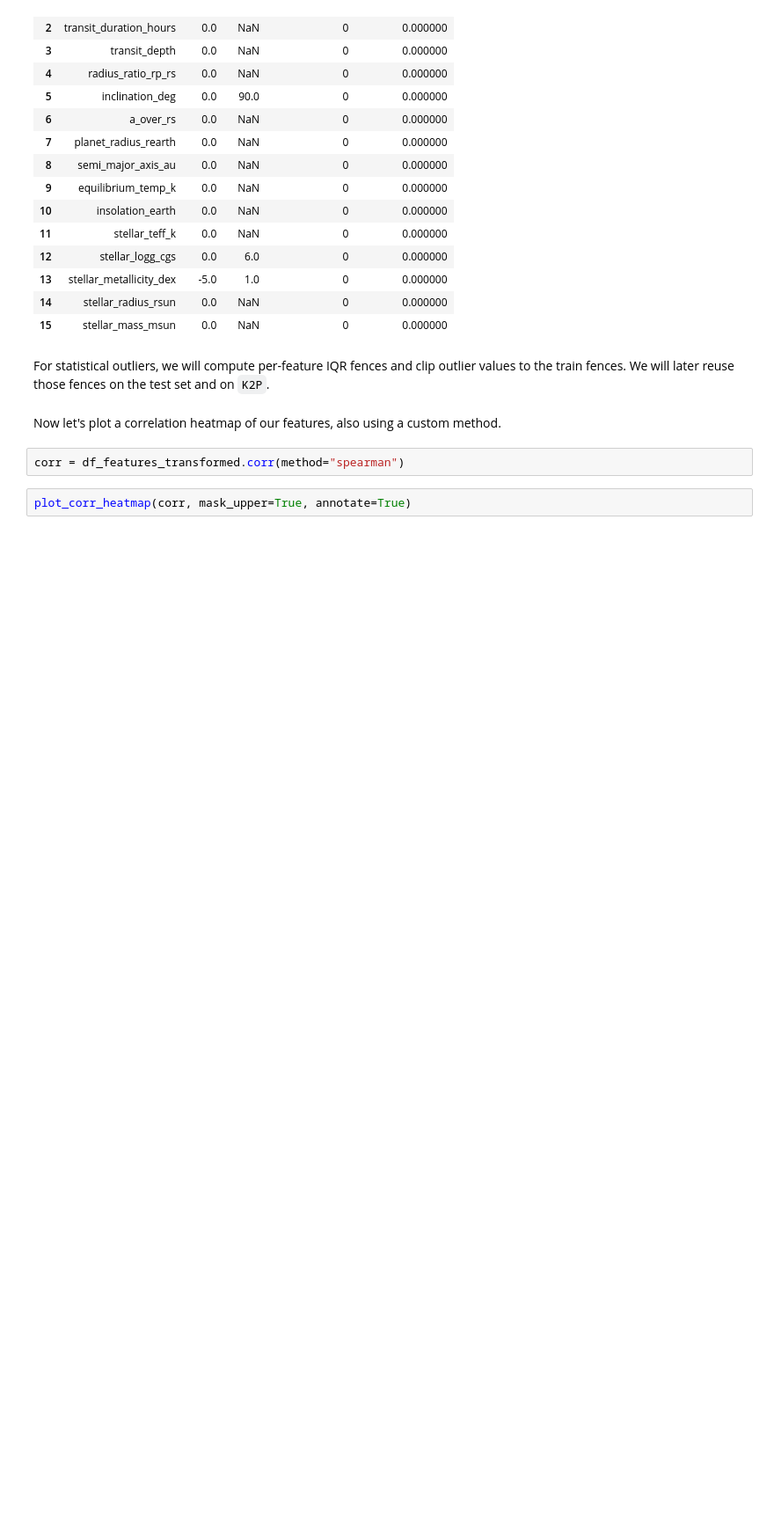
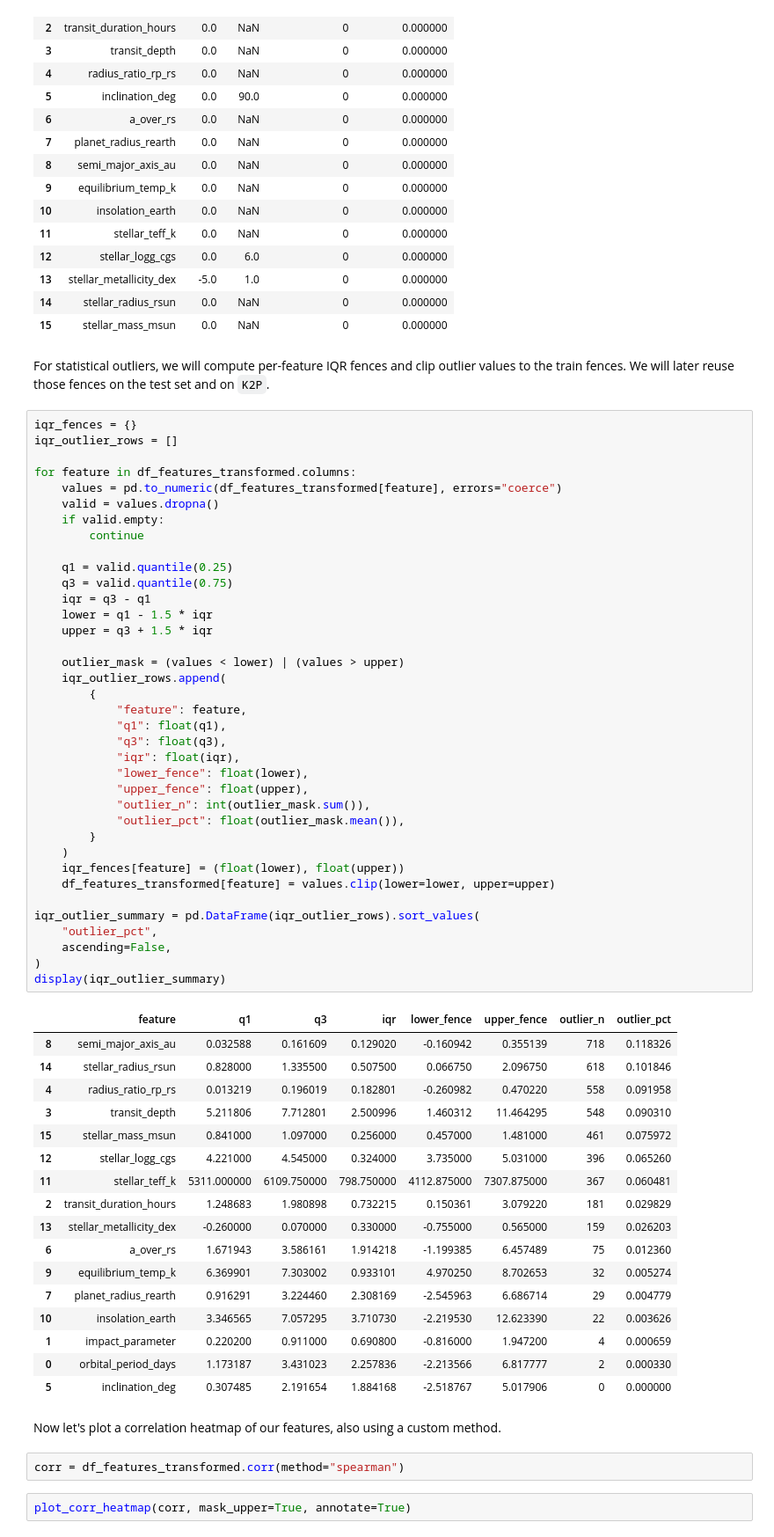
Before and after one commit to JanMatusiak/exoplanet-detection, a Jupyter notebook: notebooks/02_feature_selection_and_preprocessing.ipynb, the cells around one changed output. Shown at 88% size. Cells and saved outputs as stored; diff of their text form; blank space fills up the shorter version.

Commit message:
Clip statistical outliers on a train set using IQR fences

```diff
--- a/notebooks/02_feature_selection_and_preprocessing.ipynb
+++ b/notebooks/02_feature_selection_and_preprocessing.ipynb
@@ -145,6 +145,61 @@ display(physical_outlier_summary)
 | 15 | stellar_mass_msun | 0.0 | NaN | 0 | 0.000000 |
 # %% [markdown]
 For statistical outliers, we will compute per-feature IQR fences and clip outlier values to the train fences. We will later reuse those fences on the test set and on `K2P`.
+# %%
+iqr_fences = {}
+iqr_outlier_rows = []
+
+for feature in df_features_transformed.columns:
+    values = pd.to_numeric(df_features_transformed[feature], errors="coerce")
+    valid = values.dropna()
+    if valid.empty:
+        continue
+
+    q1 = valid.quantile(0.25)
+    q3 = valid.quantile(0.75)
+    iqr = q3 - q1
+    lower = q1 - 1.5 * iqr
+    upper = q3 + 1.5 * iqr
+
+    outlier_mask = (values < lower) | (values > upper)
+    iqr_outlier_rows.append(
+        {
+            "feature": feature,
+            "q1": float(q1),
+            "q3": float(q3),
+            "iqr": float(iqr),
+            "lower_fence": float(lower),
+            "upper_fence": float(upper),
+            "outlier_n": int(outlier_mask.sum()),
+            "outlier_pct": float(outlier_mask.mean()),
+        }
+    )
+    iqr_fences[feature] = (float(lower), float(upper))
+    df_features_transformed[feature] = values.clip(lower=lower, upper=upper)
+
+iqr_outlier_summary = pd.DataFrame(iqr_outlier_rows).sort_values(
+    "outlier_pct",
+    ascending=False,
+)
+display(iqr_outlier_summary)
+# %% [output]
+|  | feature | q1 | q3 | iqr | lower_fence | upper_fence | outlier_n | outlier_pct |
+| 8 | semi_major_axis_au | 0.032588 | 0.161609 | 0.129020 | -0.160942 | 0.355139 | 718 | 0.118326 |
+| 14 | stellar_radius_rsun | 0.828000 | 1.335500 | 0.507500 | 0.066750 | 2.096750 | 618 | 0.101846 |
+| 4 | radius_ratio_rp_rs | 0.013219 | 0.196019 | 0.182801 | -0.260982 | 0.470220 | 558 | 0.091958 |
+| 3 | transit_depth | 5.211806 | 7.712801 | 2.500996 | 1.460312 | 11.464295 | 548 | 0.090310 |
+| 15 | stellar_mass_msun | 0.841000 | 1.097000 | 0.256000 | 0.457000 | 1.481000 | 461 | 0.075972 |
+| 12 | stellar_logg_cgs | 4.221000 | 4.545000 | 0.324000 | 3.735000 | 5.031000 | 396 | 0.065260 |
+| 11 | stellar_teff_k | 5311.000000 | 6109.750000 | 798.750000 | 4112.875000 | 7307.875000 | 367 | 0.060481 |
+| 2 | transit_duration_hours | 1.248683 | 1.980898 | 0.732215 | 0.150361 | 3.079220 | 181 | 0.029829 |
+| 13 | stellar_metallicity_dex | -0.260000 | 0.070000 | 0.330000 | -0.755000 | 0.565000 | 159 | 0.026203 |
+| 6 | a_over_rs | 1.671943 | 3.586161 | 1.914218 | -1.199385 | 6.457489 | 75 | 0.012360 |
+| 9 | equilibrium_temp_k | 6.369901 | 7.303002 | 0.933101 | 4.970250 | 8.702653 | 32 | 0.005274 |
+| 7 | planet_radius_rearth | 0.916291 | 3.224460 | 2.308169 | -2.545963 | 6.686714 | 29 | 0.004779 |
+| 10 | insolation_earth | 3.346565 | 7.057295 | 3.710730 | -2.219530 | 12.623390 | 22 | 0.003626 |
+| 1 | impact_parameter | 0.220200 | 0.911000 | 0.690800 | -0.816000 | 1.947200 | 4 | 0.000659 |
+| 0 | orbital_period_days | 1.173187 | 3.431023 | 2.257836 | -2.213566 | 6.817777 | 2 | 0.000330 |
+| 5 | inclination_deg | 0.307485 | 2.191654 | 1.884168 | -2.518767 | 5.017906 | 0 | 0.000000 |
 # %% [markdown]
 Now let's plot a correlation heatmap of our features, also using a custom method.
 # %%
```
